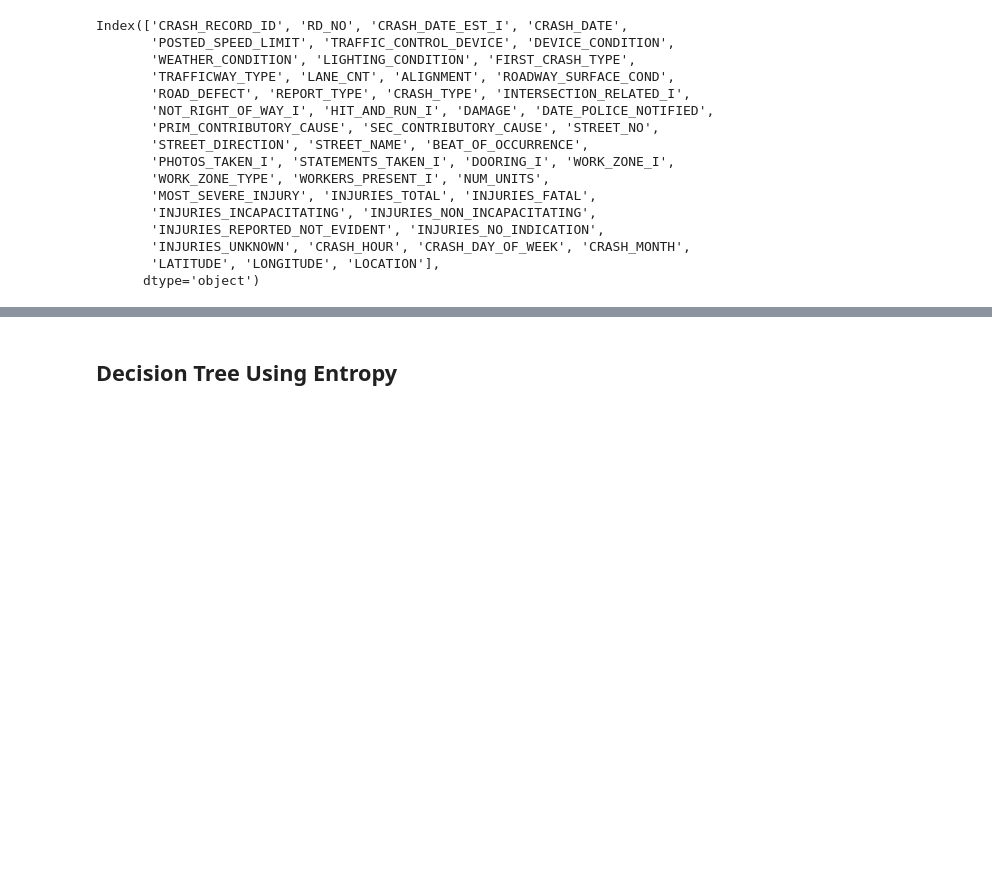
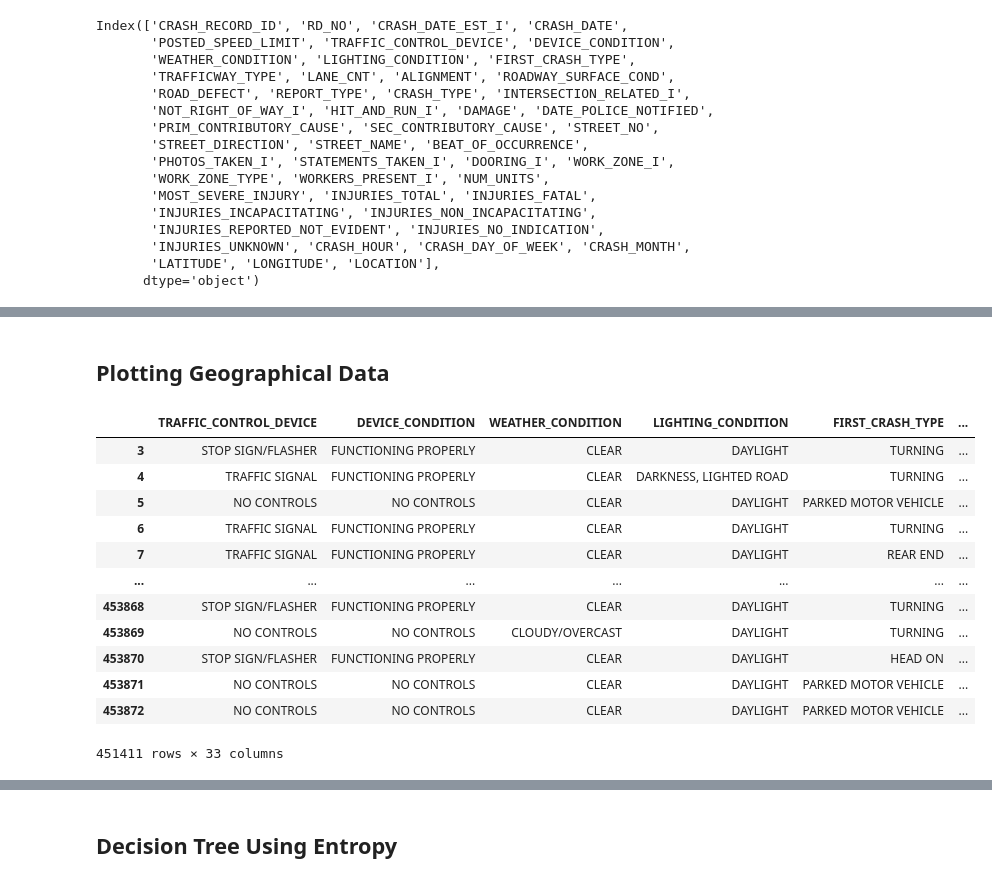
Before and after one commit to bonnynich/Classifying-Fatal-Chicago-Traffic-Crashes, a Jupyter notebook: student.ipynb, the cells around one changed output, grey strips where cells are left out. Saved outputs shown, nothing was run; the diff lists cells and outputs as text; code cells hidden in the pictures; blank space fills up the shorter version.

```diff
--- a/student.ipynb
+++ b/student.ipynb
@@ -93,5 +93,4 @@ Index(['CRASH_RECORD_ID', 'RD_NO', 'CRASH_DATE_EST_I', 'CRASH_DATE',
        'LATITUDE', 'LONGITUDE', 'LOCATION'],
       dtype='object')
 # %%
-crashdata.fillna('UNKNOWN', inplace=True)
-#crashdata.isnull().any()
+df.fillna('UNKNOWN', inplace=True)
@@ -100,4 +97,5 @@ NameError: name 'crashdata' is not defined
 # %%
-crashdata = df.drop(['CRASH_DATE','RD_NO','CRASH_RECORD_ID','CRASH_DATE_EST_I', 'LANE_CNT', 'INTERSECTION_RELATED_I', 'NOT_RIGHT_OF_WAY_I', 'PHOTOS_TAKEN_I', 'STATEMENTS_TAKEN_I', 'DOORING_I', 'WORK_ZONE_I', 'WORK_ZONE_TYPE',
+crashdata = df.drop(['DATE_POLICE_NOTIFIED','POSTED_SPEED_LIMIT','CRASH_DATE','RD_NO','CRASH_RECORD_ID','CRASH_DATE_EST_I', 'LANE_CNT', 'INTERSECTION_RELATED_I',
+                     'NOT_RIGHT_OF_WAY_I', 'PHOTOS_TAKEN_I', 'STATEMENTS_TAKEN_I', 'DOORING_I', 'WORK_ZONE_I', 'WORK_ZONE_TYPE',
         'WORKERS_PRESENT_I', 'INJURIES_UNKNOWN'], axis=1)
-crashdata.info()
+crashdata.columns
@@ -110,7 +135,24 @@ crashdata['INJURIES_FATAL'].value_counts()
+# %% [markdown]
+## Plotting Geographical Data
 # %%
-crashdata = crashdata[crashdata['INJURIES_FATAL'].notna()]
-crashdata = crashdata.reset_index()
+crashdata = crashdata[crashdata['LATITUDE'] != 'UNKNOWN']
+crashdata = crashdata[crashdata['LONGITUDE'] != 'UNKNOWN']
+#crashdata = crashdata.reset_index()
 crashdata
+# %% [output]
+|  | TRAFFIC_CONTROL_DEVICE | DEVICE_CONDITION | WEATHER_CONDITION | LIGHTING_CONDITION | FIRST_CRASH_TYPE | ... |
+| 3 | STOP SIGN/FLASHER | FUNCTIONING PROPERLY | CLEAR | DAYLIGHT | TURNING | ... |
+| 4 | TRAFFIC SIGNAL | FUNCTIONING PROPERLY | CLEAR | DARKNESS, LIGHTED ROAD | TURNING | ... |
+| 5 | NO CONTROLS | NO CONTROLS | CLEAR | DAYLIGHT | PARKED MOTOR VEHICLE | ... |
+| 6 | TRAFFIC SIGNAL | FUNCTIONING PROPERLY | CLEAR | DAYLIGHT | TURNING | ... |
+| 7 | TRAFFIC SIGNAL | FUNCTIONING PROPERLY | CLEAR | DAYLIGHT | REAR END | ... |
+| ... | ... | ... | ... | ... | ... | ... |
+| 453868 | STOP SIGN/FLASHER | FUNCTIONING PROPERLY | CLEAR | DAYLIGHT | TURNING | ... |
+| 453869 | NO CONTROLS | NO CONTROLS | CLOUDY/OVERCAST | DAYLIGHT | TURNING | ... |
+| 453870 | STOP SIGN/FLASHER | FUNCTIONING PROPERLY | CLEAR | DAYLIGHT | HEAD ON | ... |
+| 453871 | NO CONTROLS | NO CONTROLS | CLEAR | DAYLIGHT | PARKED MOTOR VEHICLE | ... |
+| 453872 | NO CONTROLS | NO CONTROLS | CLEAR | DAYLIGHT | PARKED MOTOR VEHICLE | ... |
+451411 rows × 33 columns
 # %%
 neigh_map = gpd.read_file('geo_export_aeab7300-7d09-4aec-ad13-b05f99ccc606.shp')
 crs = {'init': 'epsg:4326'}
```
Also changed, not shown: parts of 27 cells of this notebook.
